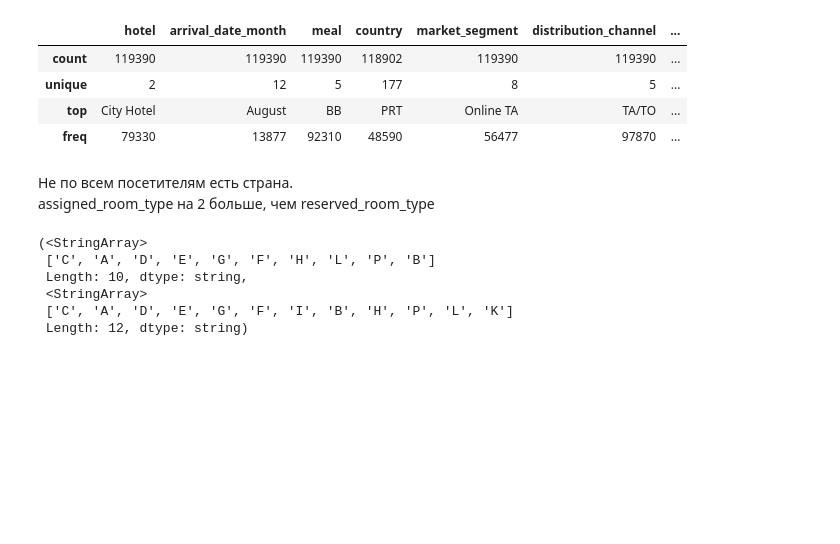
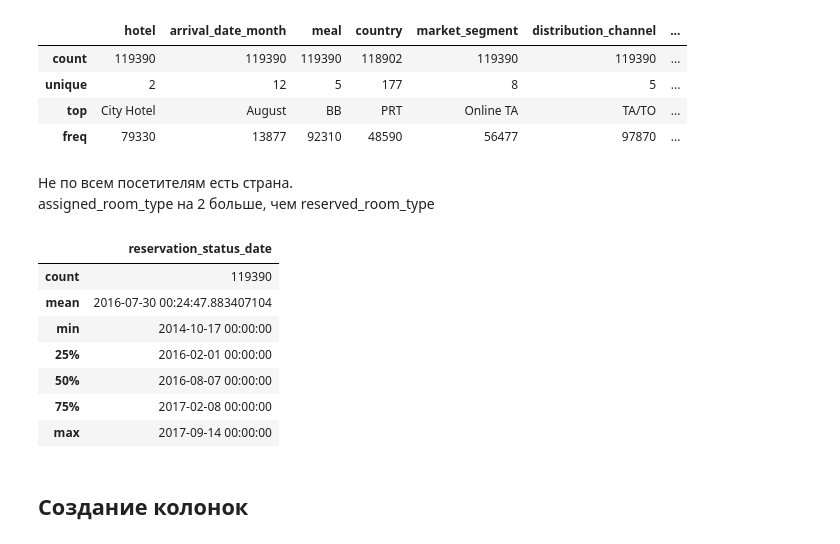
Before and after one commit to gbrs/bookings_eda, a Jupyter notebook: bookings_eda.ipynb, the cells around one changed output. Saved outputs shown, nothing was run; the diff lists cells and outputs as text; code cells hidden in the pictures; blank space fills up the shorter version.

```diff
--- a/bookings_eda.ipynb
+++ b/bookings_eda.ipynb
@@ -96,12 +103,16 @@ df.describe(include='string')
 # %% [markdown]
 Не по всем посетителям есть страна.
 assigned_room_type на 2 больше, чем reserved_room_type
-# %%
-df.reserved_room_type.unique(), df.assigned_room_type.unique()
-# %% [output]
-(<StringArray>
- ['C', 'A', 'D', 'E', 'G', 'F', 'H', 'L', 'P', 'B']
- Length: 10, dtype: string,
- <StringArray>
- ['C', 'A', 'D', 'E', 'G', 'F', 'I', 'B', 'H', 'P', 'L', 'K']
- Length: 12, dtype: string)
+# %%
+df.describe(include='datetime64')
+# %% [output]
+|  | reservation_status_date |
+| count | 119390 |
+| mean | 2016-07-30 00:24:47.883407104 |
+| min | 2014-10-17 00:00:00 |
+| 25% | 2016-02-01 00:00:00 |
+| 50% | 2016-08-07 00:00:00 |
+| 75% | 2017-02-08 00:00:00 |
+| max | 2017-09-14 00:00:00 |
+# %% [markdown]
+## Создание колонок
```
Also changed, not shown: parts of 10 cells of this notebook, 1 other file.
